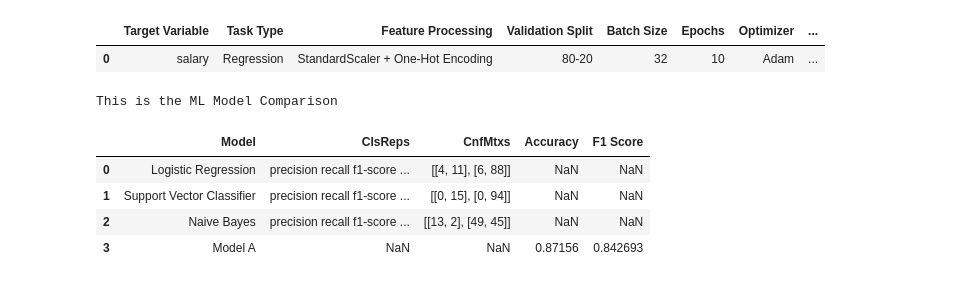
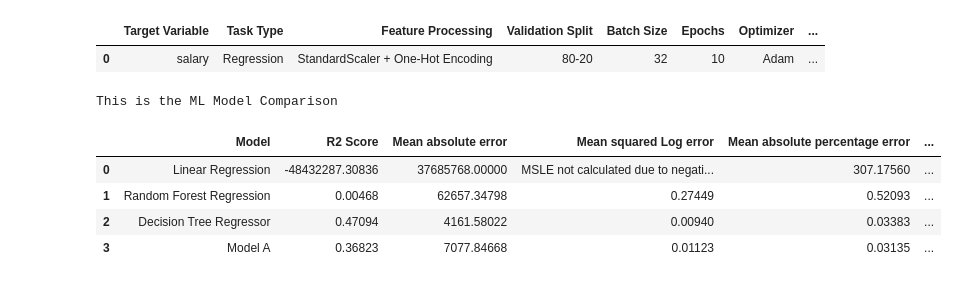
Before and after one commit to SamKa1u/Auto-ML, a Jupyter notebook: ML.ipynb, the cells around one changed output. Cells and saved outputs as stored; diff of their text form; code cells hidden in the pictures.

```diff
--- a/ML.ipynb
+++ b/ML.ipynb
@@ -119,7 +121,10 @@ def model_training(models, X_train, X_test, y_train, y_test,clas):
             mae = mean_absolute_error(y_test, pred)
             MAEs.append(mae)
 
-            msle = None #mean_squared_log_error(y_test, pred)
+            if np.any(pred < 0):
+                msle = "MSLE not calculated due to negative predictions"
+            else:
+                msle = mean_squared_log_error(y_test, pred)
             MSLEs.append(msle)
 
             mape = mean_absolute_percentage_error(y_test, pred)
@@ -142,9 +147,10 @@ results = []
 # %%
 # define scklearn models
 svc = make_pipeline(StandardScaler(), svm.SVC(gamma="auto",kernel="rbf"))
+RanForReg = RandomForestRegressor(n_estimators=10, max_features=2, max_leaf_nodes=5,random_state=42)
 reg_models = {
     "Linear Regression": LinearRegression(),
-    "Support Vector Regression": svm.SVR(),
+    "Random Forest Regression": RanForReg,
     "Decision Tree Regressor": DecisionTreeRegressor(max_depth=12),
 }
 clas_models = {
@@ -190,6 +196,7 @@ for model_name, models in example_models.items():
             "Mean squared Log error": MSLEs[i],
             "Mean absolute percentage error": MAbPEs[i],
             "Median absolute error": MAbEs[i],
+            "Predictions": preds[i],
         })
     else:
         results.append({
@@ -211,6 +218,7 @@ for model_name, model in custom_models.items():
             inputs, labels = inputs.to(device), labels.to(device)
             optimizer.zero_grad()
             outputs = model(inputs)
+            outputs = outputs.flatten() #.cpu().numpy()
             loss = criterion(outputs, labels)
             loss.backward()
             optimizer.step()
@@ -234,7 +242,11 @@ for model_name, model in custom_models.items():
 
             r2 = r2_score(y_test, y_pred)
             mae = mean_absolute_error(y_test, y_pred)
-            msle = mean_squared_log_error(y_test, y_pred)
+            if np.any(y_pred < 0):
+                msle = "MSLE not calculated due to negative predictions"
+            else:
+                msle = mean_squared_log_error(y_test, y_pred)
+            MSLEs.append(msle)
             mape = mean_absolute_percentage_error(y_test, y_pred)
             mabe = median_absolute_error(y_test, y_pred)
 
@@ -245,19 +257,20 @@ for model_name, model in custom_models.items():
                 "Mean squared Log error": msle,
                 "Mean absolute percentage error": mape,
                 "Median absolute error": mabe,
+                "Predictions": y_pred,
             })
 # %%
 # Display comparison
 print("This is the ML Model Comparison")
-results_df = pd.DataFrame(results)
-results_df
+display_results_df = pd.DataFrame(results).drop(columns="Predictions")
+display_results_df
 # %% [output]
 This is the ML Model Comparison
-|  | Model | ClsReps | CnfMtxs | Accuracy | F1 Score |
-| 0 | Logistic Regression | precision recall f1-score ... | [[4, 11], [6, 88]] | NaN | NaN |
-| 1 | Support Vector Classifier | precision recall f1-score ... | [[0, 15], [0, 94]] | NaN | NaN |
-| 2 | Naive Bayes | precision recall f1-score ... | [[13, 2], [49, 45]] | NaN | NaN |
-| 3 | Model A | NaN | NaN | 0.87156 | 0.842693 |
+|  | Model | R2 Score | Mean absolute error | Mean squared Log error | Mean absolute percentage error | ... |
+| 0 | Linear Regression | -48432287.30836 | 37685768.00000 | MSLE not calculated due to negati... | 307.17560 | ... |
+| 1 | Random Forest Regression | 0.00468 | 62657.34798 | 0.27449 | 0.52093 | ... |
+| 2 | Decision Tree Regressor | 0.47094 | 4161.58022 | 0.00940 | 0.03383 | ... |
+| 3 | Model A | 0.36823 | 7077.84668 | 0.01123 | 0.03135 | ... |
 # %%
 # Display comparison
 print("This is the ML Model Comparison")
```
Also changed, not shown: parts of 4 cells of this notebook.
